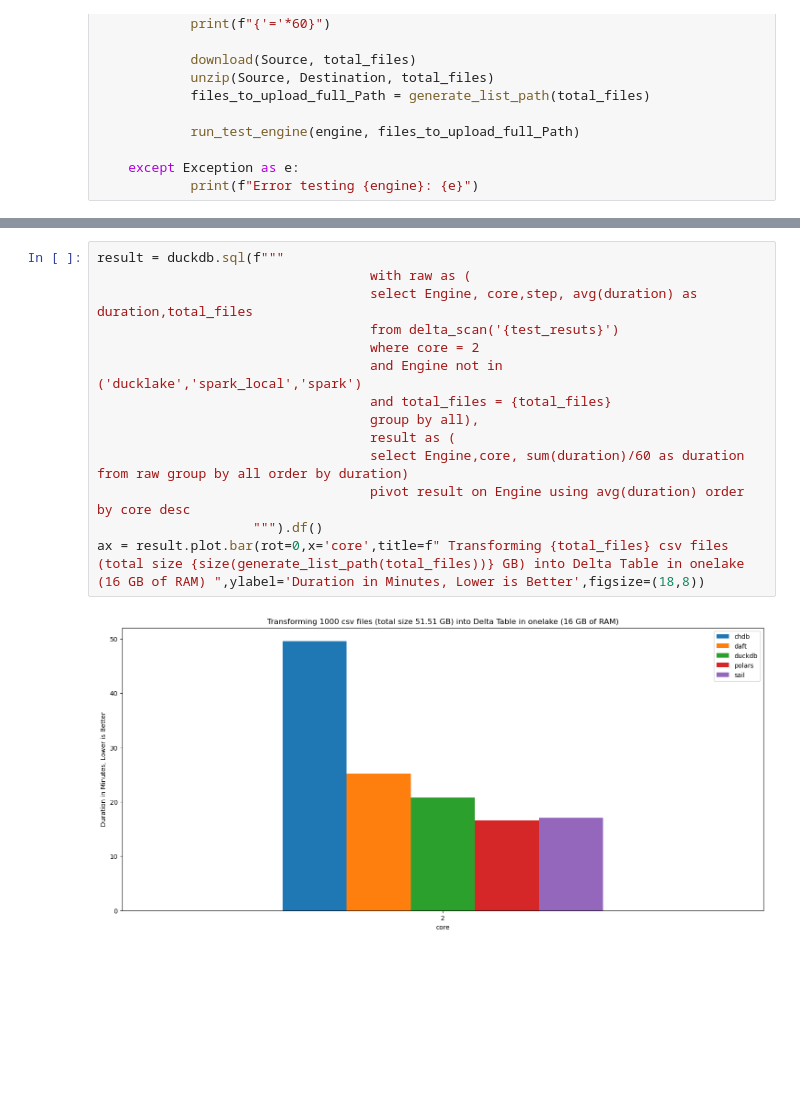
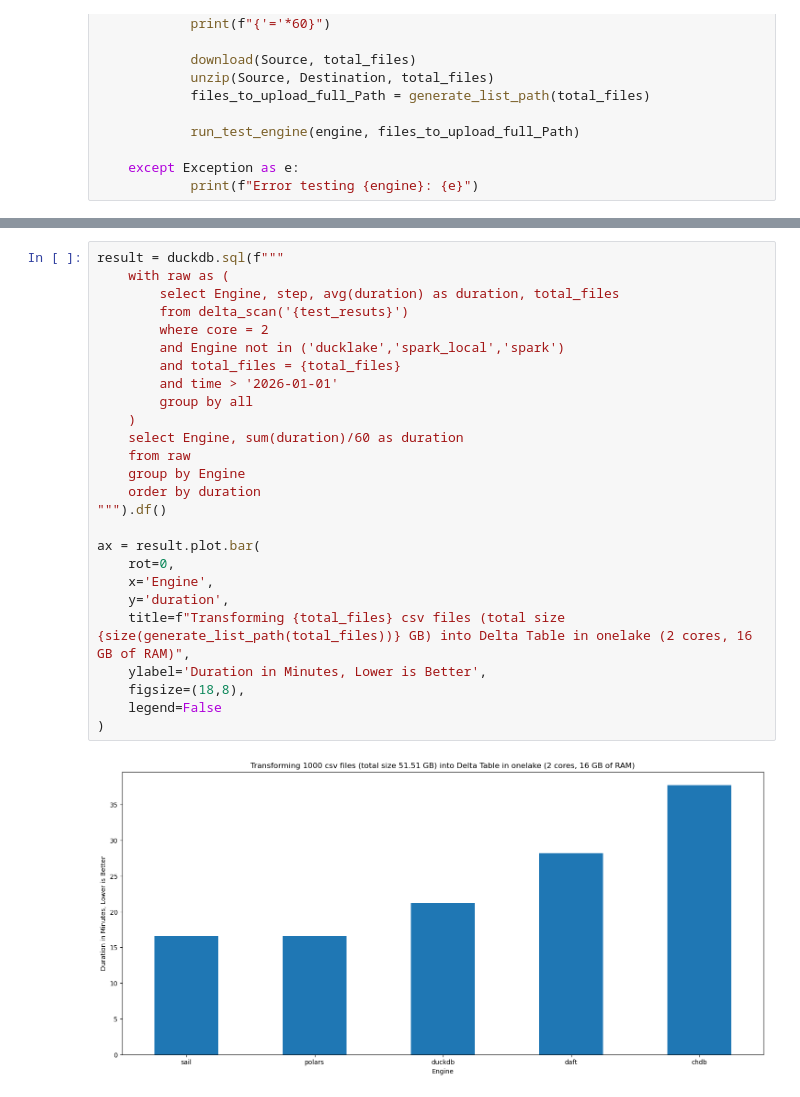
Before and after one commit to djouallah/Fabric_Notebooks_Demo, a Jupyter notebook: ETL/Light_ETL_Python_Notebook.ipynb, the cells around one changed output, grey strips where cells are left out. Saved outputs shown, nothing was run; the diff lists cells and outputs as text; blank space fills up the shorter version.

```diff
--- a/ETL/Light_ETL_Python_Notebook.ipynb
+++ b/ETL/Light_ETL_Python_Notebook.ipynb
@@ -630,16 +626,28 @@ dt.vacuum(retention_hours=0,dry_run=False,  enforce_retention_duration=False)
 # %%
 result = duckdb.sql(f"""
-                                   with raw as (
-                                   select Engine, core,step, avg(duration) as duration,total_files
-                                   from delta_scan('{test_resuts}')
-                                   where core = 2
-                                   and Engine not in ('ducklake','spark_local','spark')
-                                   and total_files = {total_files}
-                                   group by all),
-                                   result as (
-                                   select Engine,core, sum(duration)/60 as duration from raw group by all order by duration)
-                                   pivot result on Engine using avg(duration) order by core desc
-                    """).df()
-ax = result.plot.bar(rot=0,x='core',title=f" Transforming {total_files} csv files (total size {size(generate_list_path(total_files))} GB) into Delta Table in onelake (16 GB of RAM) ",ylabel='Duration in Minutes, Lower is Better',figsize=(18,8))
+    with raw as (
+        select Engine, step, avg(duration) as duration, total_files
+        from delta_scan('{test_resuts}')
+        where core = 2
+        and Engine not in ('ducklake','spark_local','spark')
+        and total_files = {total_files}
+        and time > '2026-01-01'
+        group by all
+    )
+    select Engine, sum(duration)/60 as duration
+    from raw
+    group by Engine
+    order by duration
+""").df()
+
+ax = result.plot.bar(
+    rot=0,
+    x='Engine',
+    y='duration',
+    title=f"Transforming {total_files} csv files (total size {size(generate_list_path(total_files))} GB) into Delta Table in onelake (2 cores, 16 GB of RAM)",
+    ylabel='Duration in Minutes, Lower is Better',
+    figsize=(18,8),
+    legend=False
+)
 # %% [output]
-[figure, old version]
+[figure, new version]
```
Also changed, not shown: parts of 2 cells of this notebook.
